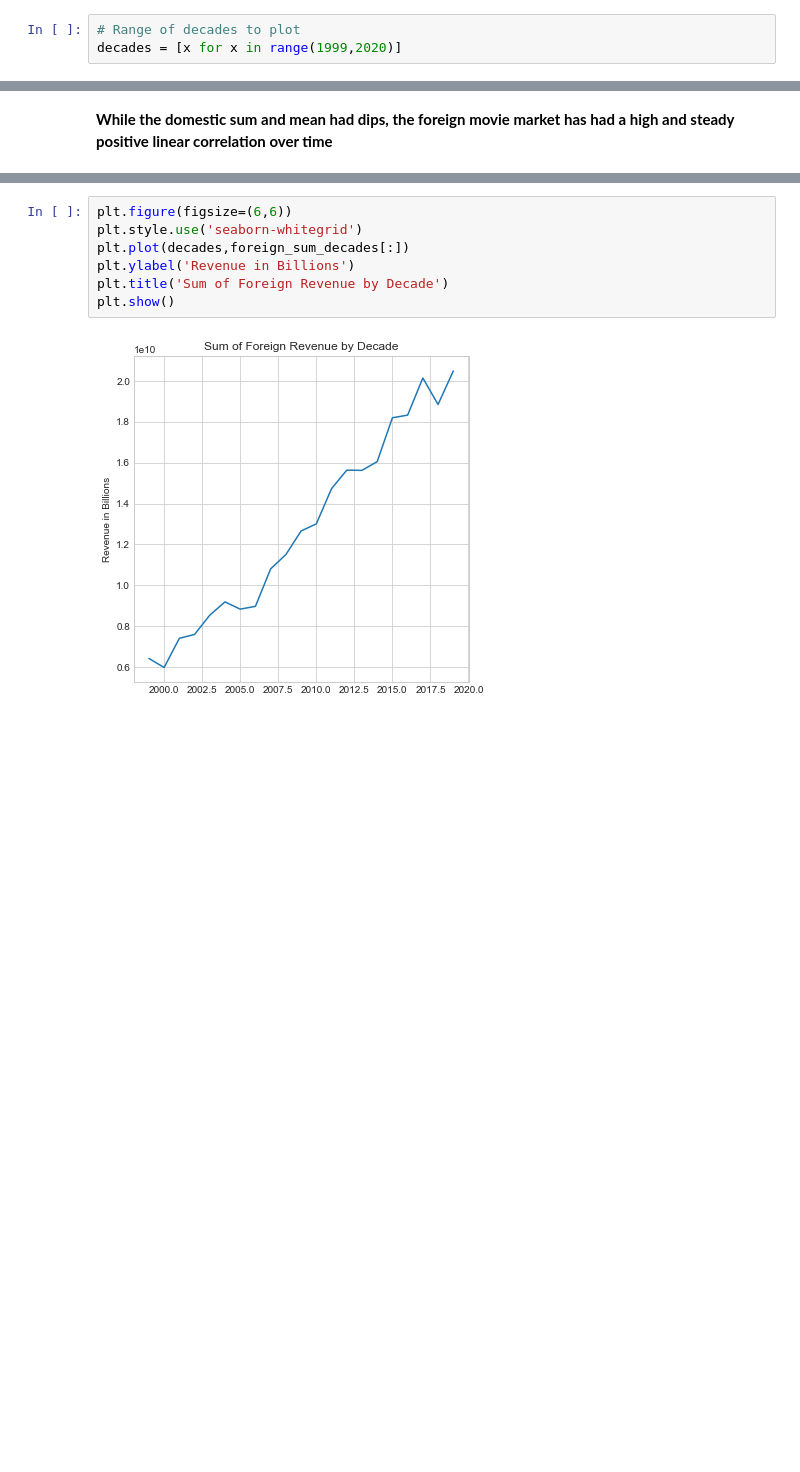
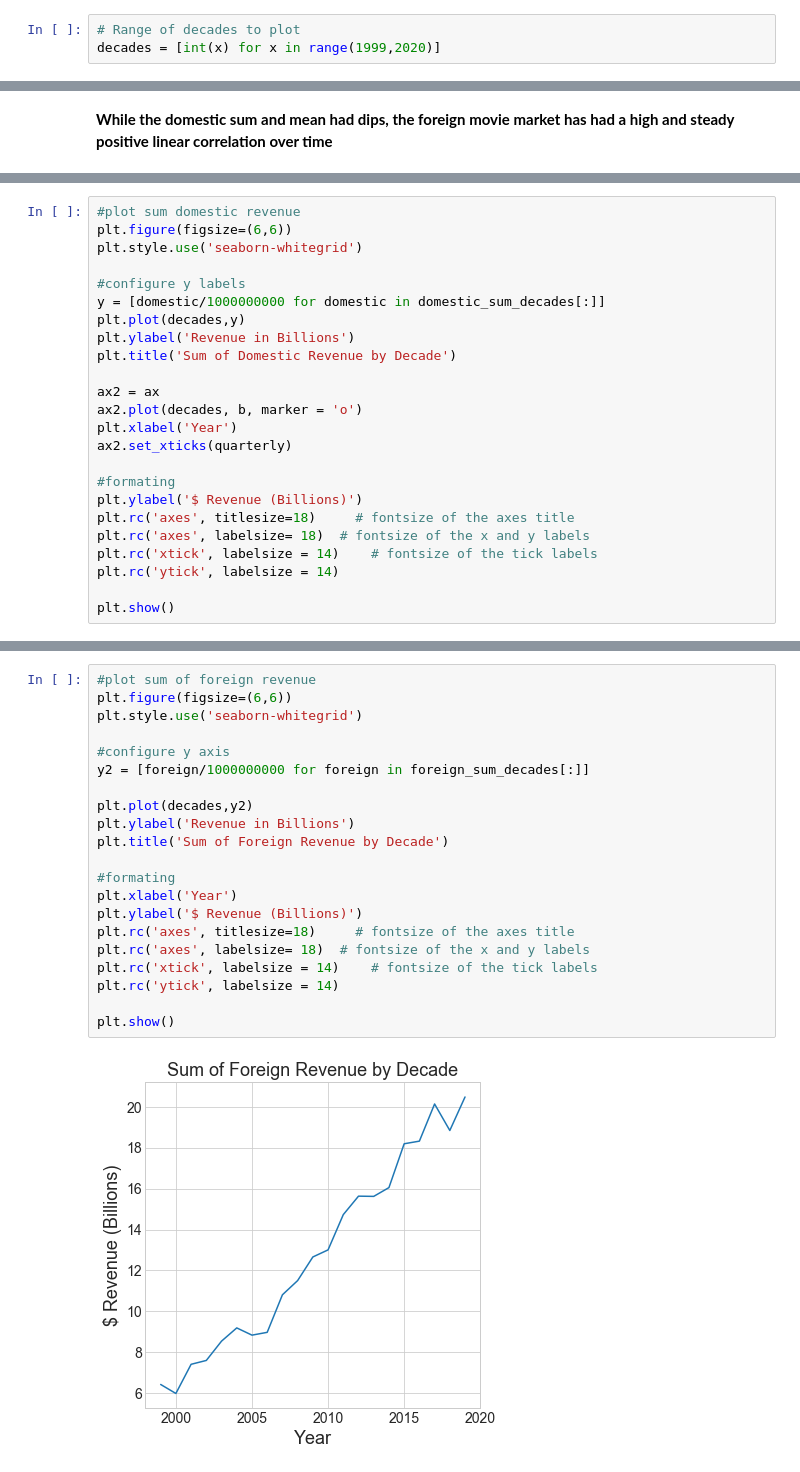
Before and after one commit to kevinmacmat/movie-mood, a Jupyter notebook: movie_project_1.ipynb, the cells around one changed output, grey strips where cells are left out. Cells and saved outputs as stored; diff of their text form; blank space fills up the shorter version.

```diff
--- a/movie_project_1.ipynb
+++ b/movie_project_1.ipynb
@@ -330,6 +45,6 @@ foreign_mean_decades = [int(worldwide_domestic_df.iloc[a:b].Foreign.mean()) for
 domestic_mean_decades = [int(worldwide_domestic_df.iloc[a:b].Domestic.mean()) for a,b in zip(range(0,2100,100),range(100,2200,100))]
 # %%
 # Range of decades to plot
-decades = [x for x in range(1999,2020)]
+decades = [int(x) for x in range(1999,2020)]
 # %%
 plt.figure(figsize=(6,6))
@@ -378,0 +139,24 @@ plt.show()
+# %%
+#plot sum domestic revenue
+plt.figure(figsize=(6,6))
+plt.style.use('seaborn-whitegrid')
+
+#configure y labels
+y = [domestic/1000000000 for domestic in domestic_sum_decades[:]]
+plt.plot(decades,y)
+plt.ylabel('Revenue in Billions')
+plt.title('Sum of Domestic Revenue by Decade')
+
+ax2 = ax
+ax2.plot(decades, b, marker = 'o')
+plt.xlabel('Year')
+ax2.set_xticks(quarterly)
+
+#formating
+plt.ylabel('$ Revenue (Billions)')
+plt.rc('axes', titlesize=18)     # fontsize of the axes title
+plt.rc('axes', labelsize= 18)  # fontsize of the x and y labels
+plt.rc('xtick', labelsize = 14)    # fontsize of the tick labels
+plt.rc('ytick', labelsize = 14)
+
+plt.show()
@@ -379,9 +165,23 @@ plt.show()
 # %%
+#plot sum of foreign revenue
 plt.figure(figsize=(6,6))
 plt.style.use('seaborn-whitegrid')
-plt.plot(decades,foreign_sum_decades[:])
+
+#configure y axis
+y2 = [foreign/1000000000 for foreign in foreign_sum_decades[:]]
+
+plt.plot(decades,y2)
 plt.ylabel('Revenue in Billions')
 plt.title('Sum of Foreign Revenue by Decade')
+
+#formating
+plt.xlabel('Year')
+plt.ylabel('$ Revenue (Billions)')
+plt.rc('axes', titlesize=18)     # fontsize of the axes title
+plt.rc('axes', labelsize= 18)  # fontsize of the x and y labels
+plt.rc('xtick', labelsize = 14)    # fontsize of the tick labels
+plt.rc('ytick', labelsize = 14)
+
 plt.show()
 # %% [output]
-[figure, old version]
+[figure, new version]
```
Also changed, not shown: parts of 57 cells of this notebook, 13 other files.
